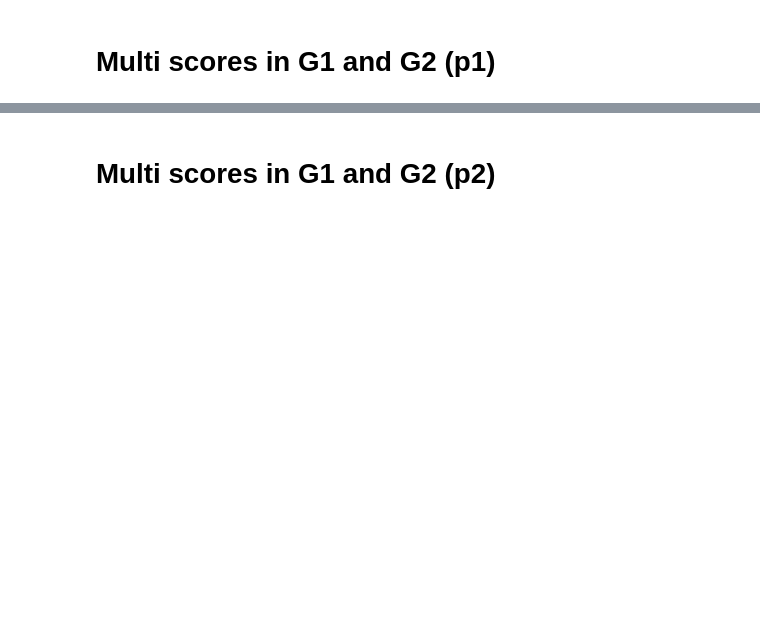
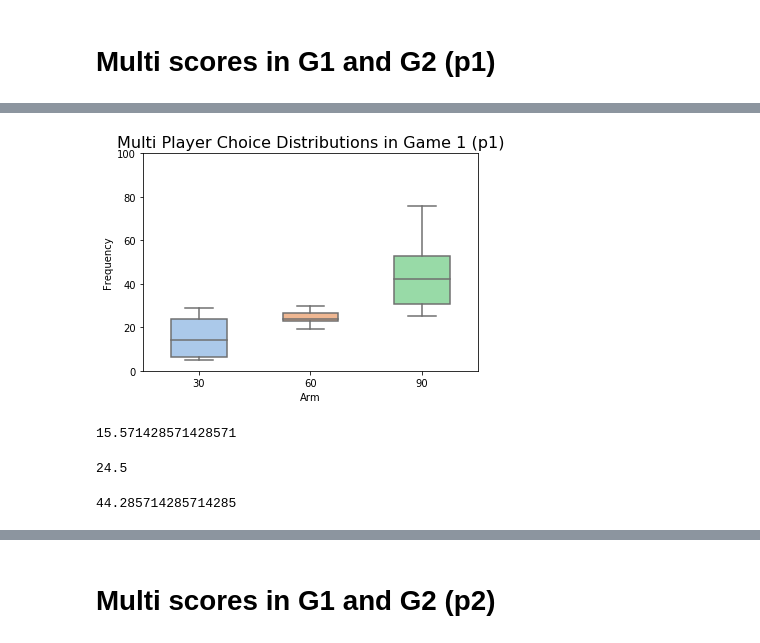
Before and after one commit to baryos/MAB, a Jupyter notebook: MAB4.ipynb, the cells around one changed output, grey strips where cells are left out. Drawn from its saved outputs; the diff is of its cells as text; code cells hidden in the pictures; blank space fills up the shorter version.

Commit message:
finished choice %

```diff
--- a/MAB4.ipynb
+++ b/MAB4.ipynb
@@ -952,0 +1098,19 @@ mp1_scores_2_std
+# %%
+mp1_g1_counts_box = sns.boxplot(
+                 data=mp1_g1_counts,
+                 width=0.5,
+                 palette="pastel")
+mp1_g1_counts_box.axes.set_title("Multi Player Choice Distributions in Game 1 (p1)",
+                    fontsize=16)
+
+plot_file_name="mp1_g1_counts_box.jpg"
+
+plt.ylim(0, 100)
+mp1_g1_counts_box.axes.set(xlabel='Arm',ylabel='Frequency')
+
+# save as jpeg
+mp1_g1_counts_box.figure.savefig(plot_file_name,
+                    format='jpeg',
+                    dpi=100)
+# %% [output]
+[figure, added]
@@ -952,0 +1121,12 @@ mp1_scores_2_std
+# %%
+mp1_g1_low
+# %% [output]
+15.571428571428571
+# %%
+mp1_g1_med
+# %% [output]
+24.5
+# %%
+mp1_g1_high
+# %% [output]
+44.285714285714285
```
Also changed, not shown: parts of 177 cells of this notebook, 4 other files.
